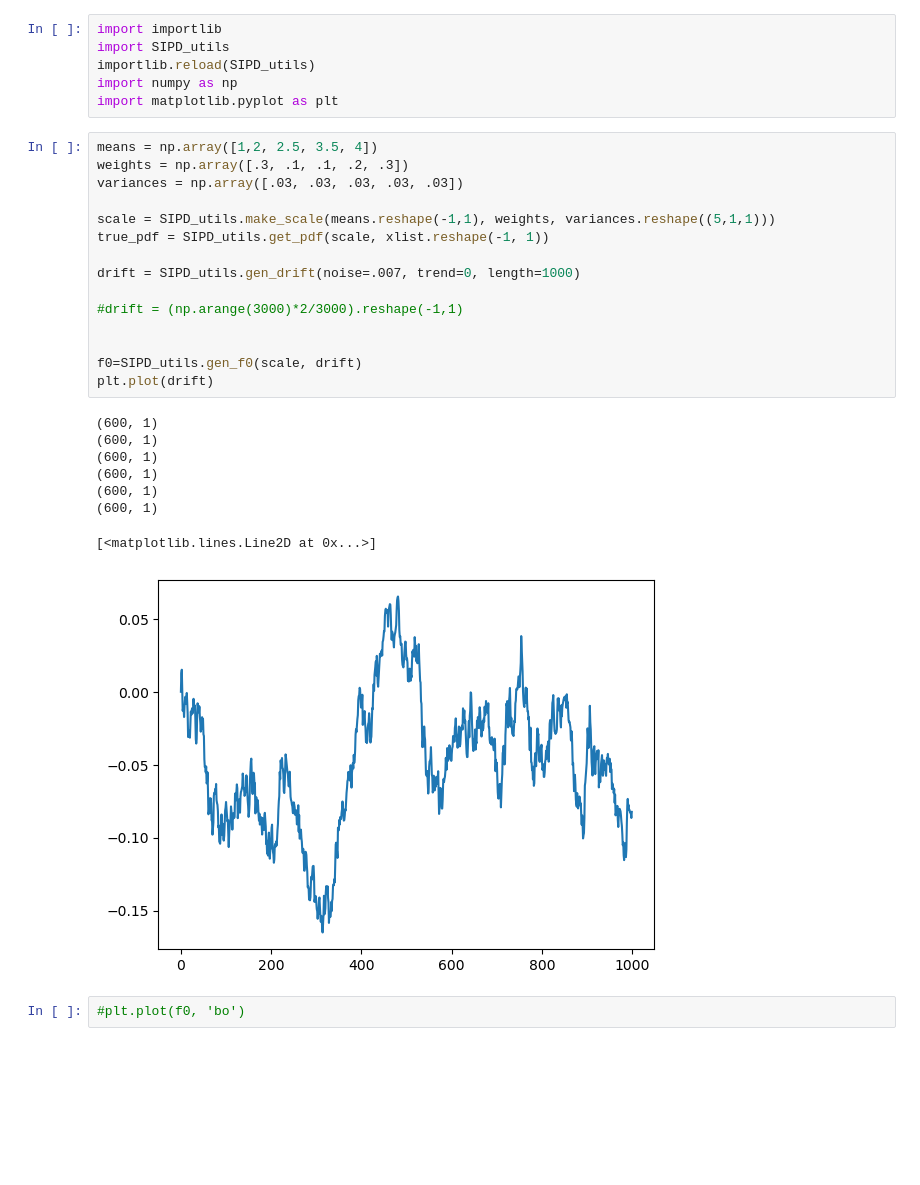
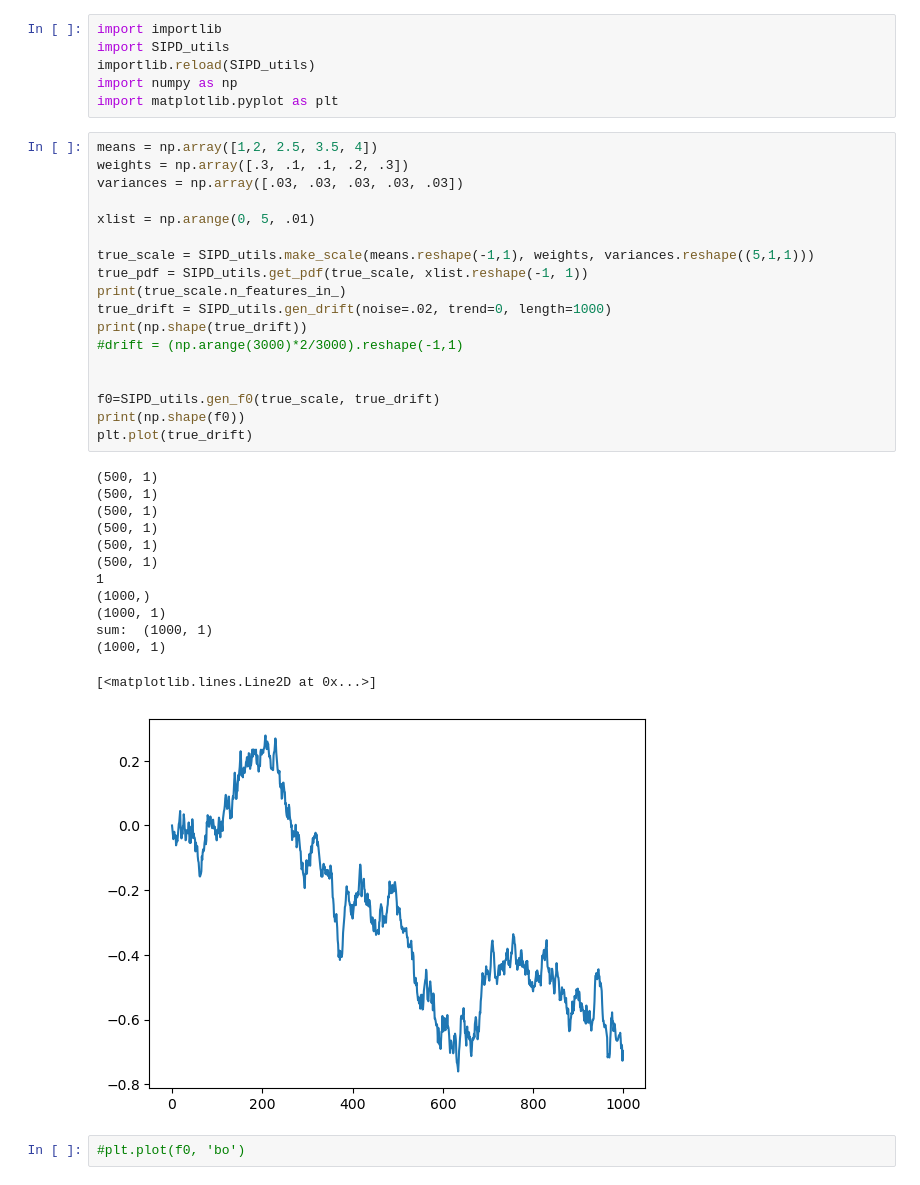
Before and after one commit to TRIMBAlab/scale-inference-pitch-drift, a Jupyter notebook: SIPD_script.ipynb, the cells around one changed output. Drawn from its saved outputs; the diff is of its cells as text; blank space fills up the shorter version.

```diff
--- a/SIPD_script.ipynb
+++ b/SIPD_script.ipynb
@@ -7,27 +7,35 @@ import matplotlib.pyplot as plt
 # %%
 means = np.array([1,2, 2.5, 3.5, 4])
 weights = np.array([.3, .1, .1, .2, .3])
 variances = np.array([.03, .03, .03, .03, .03])
 
-scale = SIPD_utils.make_scale(means.reshape(-1,1), weights, variances.reshape((5,1,1)))
-true_pdf = SIPD_utils.get_pdf(scale, xlist.reshape(-1, 1))
+xlist = np.arange(0, 5, .01)
 
-drift = SIPD_utils.gen_drift(noise=.007, trend=0, length=1000)
-
+true_scale = SIPD_utils.make_scale(means.reshape(-1,1), weights, variances.reshape((5,1,1)))
+true_pdf = SIPD_utils.get_pdf(true_scale, xlist.reshape(-1, 1))
+print(true_scale.n_features_in_)
+true_drift = SIPD_utils.gen_drift(noise=.02, trend=0, length=1000)
+print(np.shape(true_drift))
 #drift = (np.arange(3000)*2/3000).reshape(-1,1)
 
 
-f0=SIPD_utils.gen_f0(scale, drift)
-plt.plot(drift)
+f0=SIPD_utils.gen_f0(true_scale, true_drift)
+print(np.shape(f0))
+plt.plot(true_drift)
 # %% [output]
-(600, 1)
-(600, 1)
-(600, 1)
-(600, 1)
-(600, 1)
-(600, 1)
+(500, 1)
+(500, 1)
+(500, 1)
+(500, 1)
+(500, 1)
+(500, 1)
+1
+(1000,)
+(1000, 1)
+sum:  (1000, 1)
+(1000, 1)
 [<matplotlib.lines.Line2D at 0x...>]
-[figure, old version]
+[figure, new version]
 # %%
 #plt.plot(f0, 'bo')
 # %%
```
Also changed, not shown: parts of 6 cells of this notebook, 1 other file.
